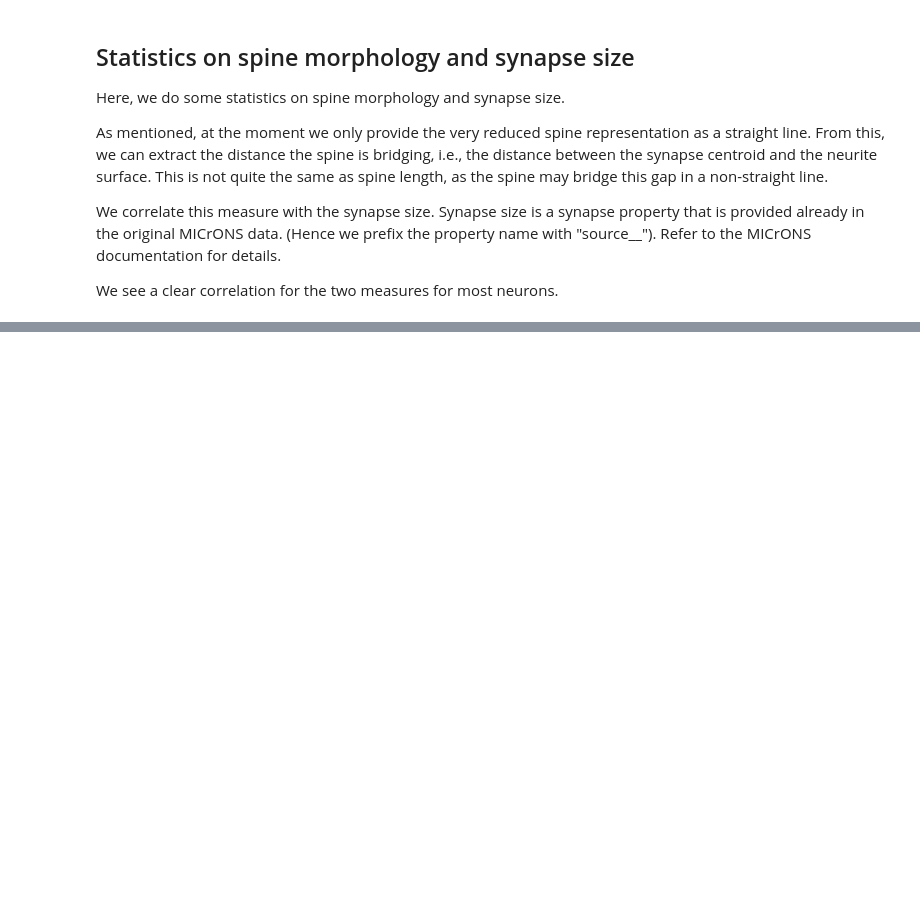
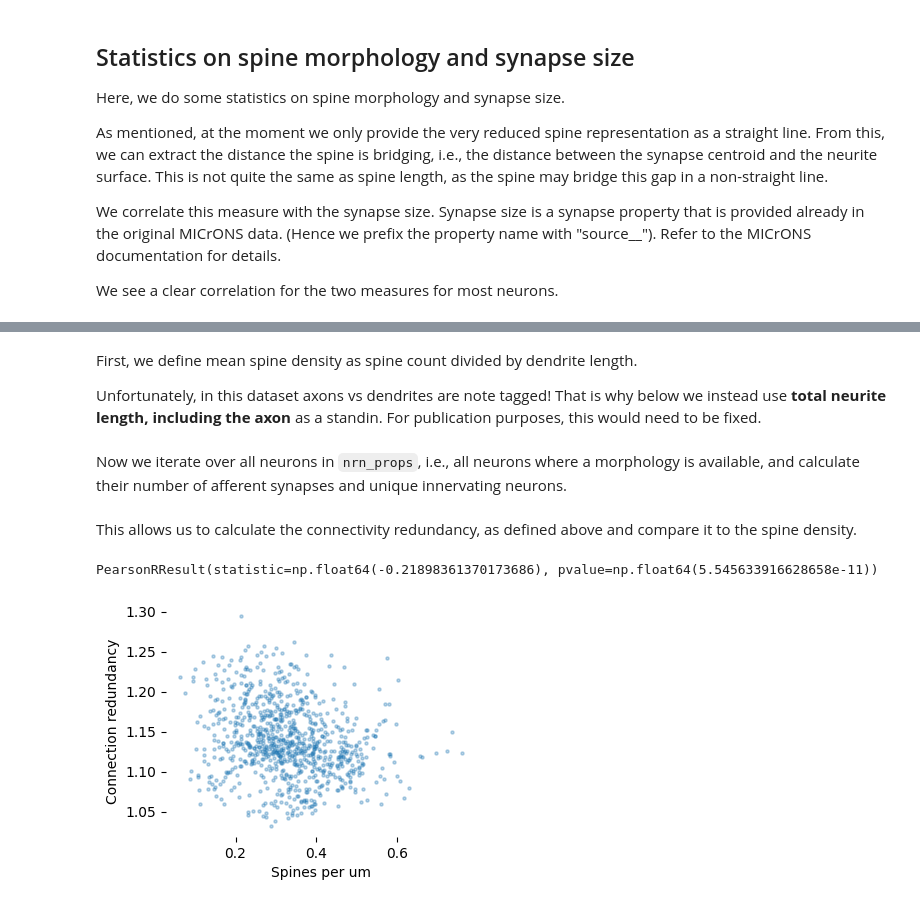
Before and after one commit to openbraininstitute/obi_platform_analysis_notebooks, a Jupyter notebook: Circuit/MICrONS/microns_con_mat_spines/analysis_notebook.ipynb, the cells around one changed output, grey strips where cells are left out. Cells and saved outputs as stored; diff of their text form; code cells hidden in the pictures; blank space fills up the shorter version.

Commit message:
Added analysis of connectivity potential.

```diff
--- a/Circuit/MICrONS/microns_con_mat_spines/analysis_notebook.ipynb
+++ b/Circuit/MICrONS/microns_con_mat_spines/analysis_notebook.ipynb
@@ -374,0 +513,57 @@ display(i)
+# %% [markdown]
+First, we define mean spine density as spine count divided by dendrite length.
+
+Unfortunately, in this dataset axons vs dendrites are note tagged!
+That is why below we instead use **total neurite length, including the axon** as a standin. For publication purposes, this would need to be fixed.
+# %%
+# Neurom provides fast calculation of neurite lengths
+from neurom.features.morphology import total_length_per_neurite
+
+def get_total_length(node_id):
+    morph = neurom.load_morphology(node_pop.morph.get(node_id, extension="h5"))
+    # Here: Sum over all neurites. TODO: Exclude axon from the sum.
+    return numpy.sum(sorted(total_length_per_neurite(morph)))
+
+# Add total length to the DataFrame of neuron properties
+ttl_lengths = nrn_props.reset_index()["node_ids"].apply(get_total_length)
+nrn_props["total_length"] = ttl_lengths.to_numpy()
+# %% [markdown]
+Now we iterate over all neurons in `nrn_props`, i.e., all neurons where a morphology is available, and calculate their number of afferent synapses and unique innervating neurons.
+# %%
+to_sample = nrn_props.index
+df = pandas.concat([
+            synapses_from_all_edge_populations(_node_id)
+            for _node_id in tqdm.tqdm(to_sample)
+        ], axis=0)
+
+syns_con = df.groupby(["edge_population", "@source_node", "@target_node"])["source__id"].count()
+
+n_connections = syns_con.groupby("@target_node").count()
+n_connections.index.name = nrn_props.index.name
+n_connections.name = "n_connections"
+
+n_synapses = syns_con.groupby("@target_node").sum()
+n_synapses.index.name = nrn_props.index.name
+n_synapses.name = "n_synapses"
+
+nrn_props["n_connections"] = n_connections
+nrn_props["n_synapses"] = n_synapses
+# %% [markdown]
+This allows us to calculate the connectivity redundancy, as defined above and compare it to the spine density.
+# %%
+y = nrn_props["n_synapses"] / nrn_props["n_connections"]
+x = nrn_props["spine_count"] / nrn_props["total_length"]
+
+fig = plt.figure(figsize=(4, 3))
+ax = fig.gca()
+ax.scatter(x, y, s=5, alpha=0.3)
+ax.set_xlabel("Spines per um")
+ax.set_ylabel("Connection redundancy")
+ax.set_frame_on(False)
+
+from scipy.stats import pearsonr
+
+pearsonr(x, y)
+# %% [output]
+PearsonRResult(statistic=np.float64(-0.21898361370173686), pvalue=np.float64(5.545633916628658e-11))
+[figure, added]
```
Also changed, not shown: parts of 19 cells of this notebook.
